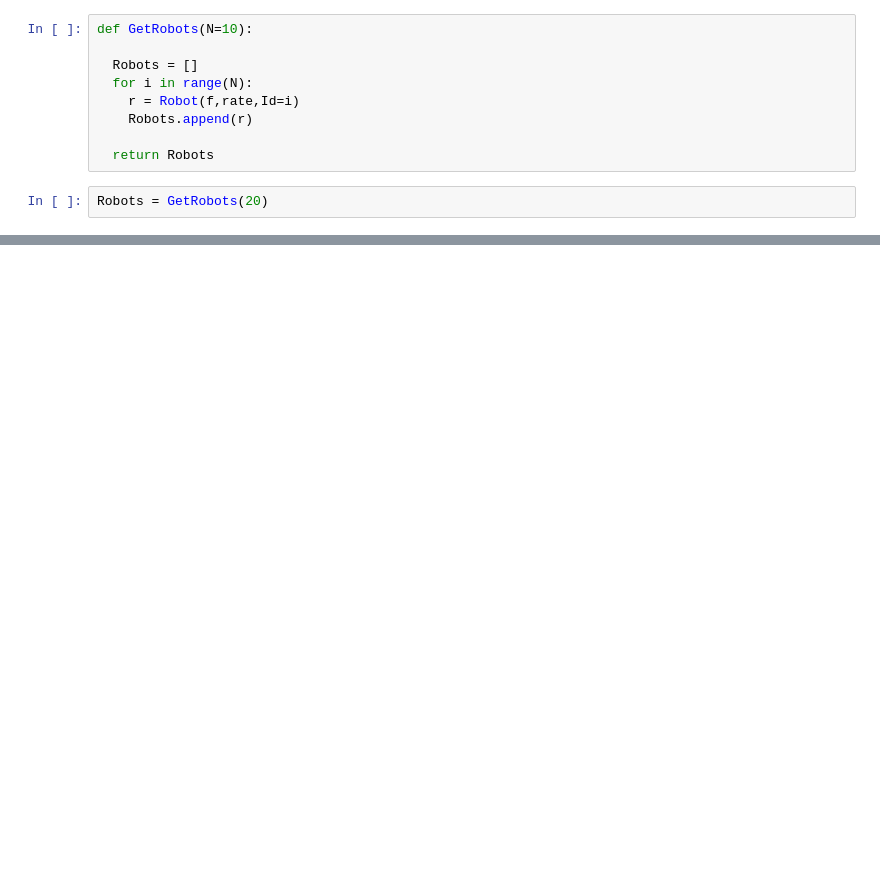
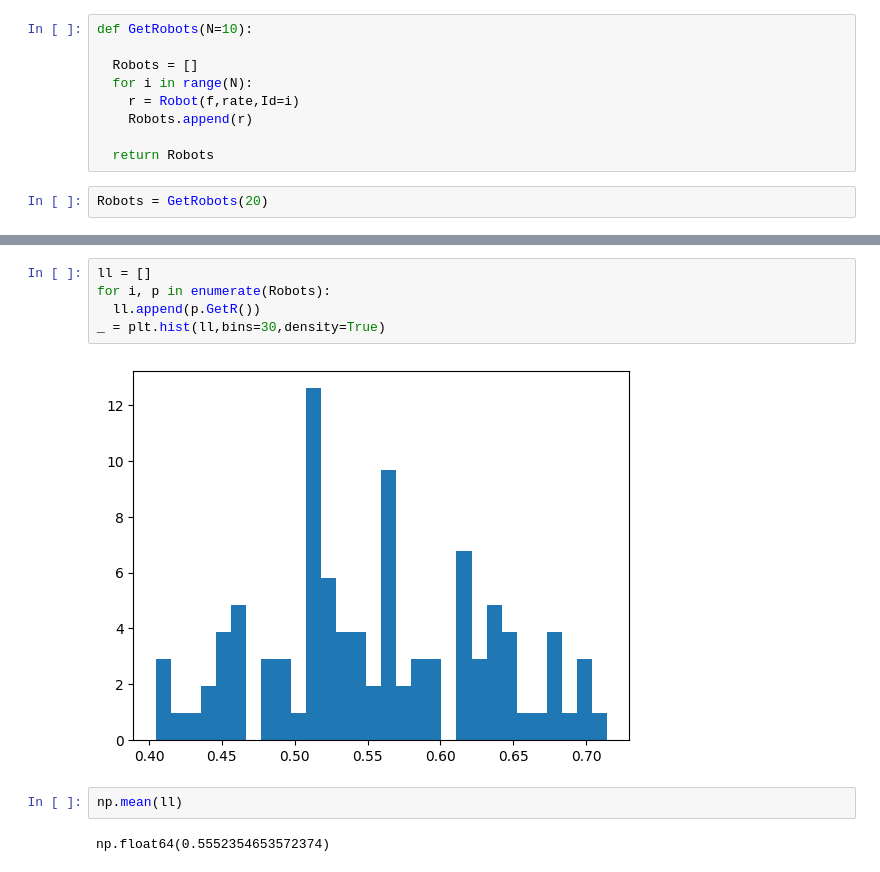
Before and after one commit to asegura4488/MetodosComputacionalesI2025, a Jupyter notebook: ProyectoML/AlgoritmoEvolutivo.ipynb, the cells around one changed output, grey strips where cells are left out. Drawn from its saved outputs; the diff is of its cells as text; blank space fills up the shorter version.

```diff
--- a/ProyectoML/AlgoritmoEvolutivo.ipynb
+++ b/ProyectoML/AlgoritmoEvolutivo.ipynb
@@ -128,0 +147,11 @@ KeyboardInterrupt:
+# %%
+ll = []
+for i, p in enumerate(Robots):
+  ll.append(p.GetR())
+_ = plt.hist(ll,bins=30,density=True)
+# %% [output]
+[figure, added]
+# %%
+np.mean(ll)
+# %% [output]
+np.float64(0.5552354653572374)
```
Also changed, not shown: parts of 10 cells of this notebook.
